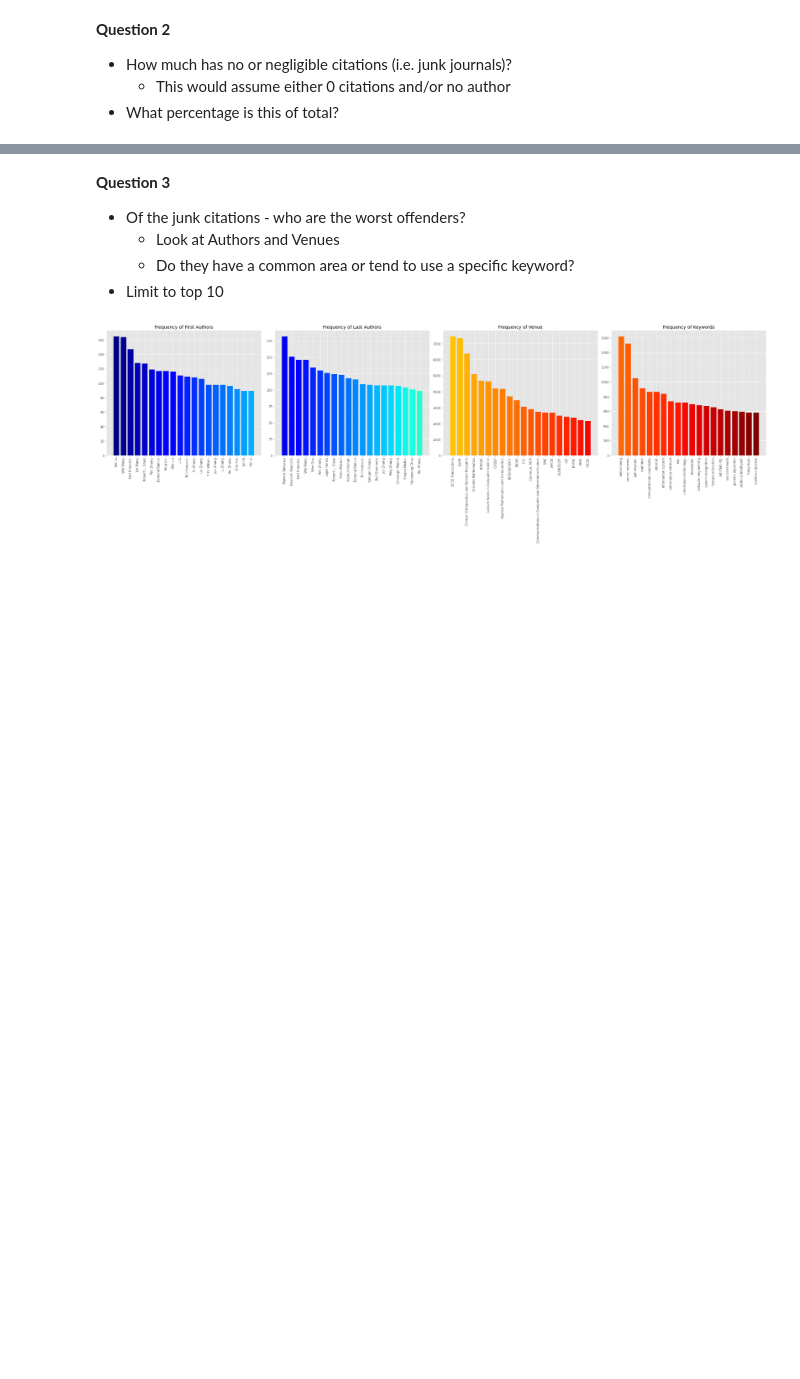
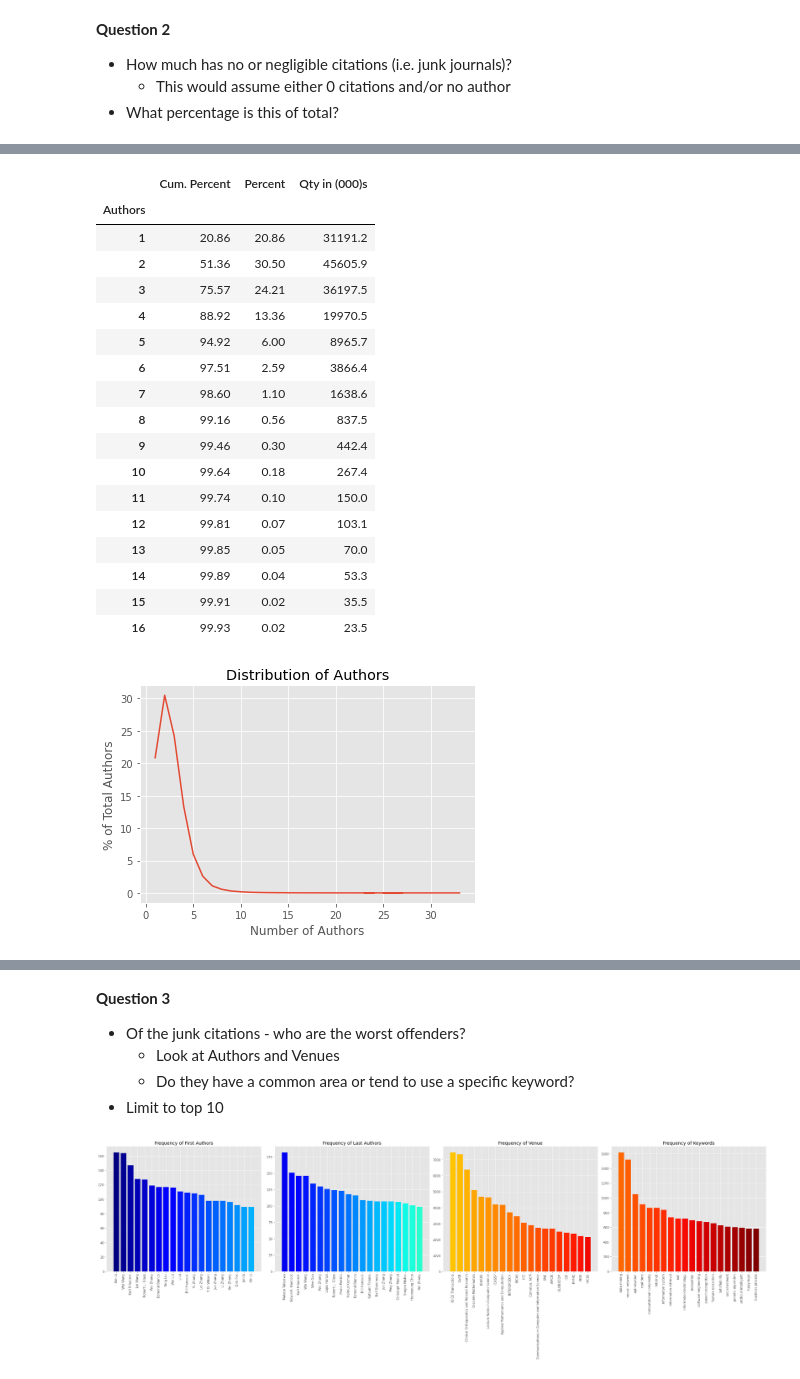
Before and after one commit to Cynz300/Scientific_Networking, a Jupyter notebook: Streamlined.ipynb, the cells around one changed output, grey strips where cells are left out. Cells and saved outputs as stored; diff of their text form; code cells hidden in the pictures; blank space fills up the shorter version.

```diff
--- a/Streamlined.ipynb
+++ b/Streamlined.ipynb
@@ -390,0 +363,13 @@ display_df.head(16)
+# %%
+def sum_total(lst):
+    p = 0
+    out_lst = []
+    for idx, item in enumerate(lst):
+        p += item
+        out_lst.append([idx, round(p,2), round(item,2), round(item*total_citations/1000,1)])
+    return out_lst
+
+
+display_df = pd.DataFrame(sum_total(new_bar), columns = ['Citation','Cum. Percent', 'Percent', 'Qty in (000)s'])
+display_df.set_index('Citation', inplace = True)
+display_df.head(16)
@@ -390,0 +395,49 @@ display_df.head(16)
+# %%
+n_author = Counter(filter_journal_citations['n_authors'])
+
+index, author_values = zip(*n_author.most_common(30))
+index = list(index)
+author_values = list(author_values)
+
+def switch_index(lst, idx1, idx2):
+    lst[idx1], lst[idx2] = lst[idx2], lst[idx1]
+
+switch_index(index, 0, 2)
+switch_index(author_values, 0, 2)
+switch_index(index, 1, 2)
+switch_index(author_values, 1, 2)
+
+
+total_authors = sum(n_author.values())
+new_author = [value/total_authors * 100 for value in author_values]
+
+plt.plot(index, new_author)
+plt.xlabel('Number of Authors')
+plt.ylabel('% of Total Authors')
+plt.title('Distribution of Authors')
+plt.savefig('img/author_distribution.png')
+
+display_df = pd.DataFrame(sum_total(new_author), columns = ['Authors','Cum. Percent', 'Percent', 'Qty in (000)s'])
+display_df['Authors'] += 1 #correcting for index deletion.
+display_df.set_index('Authors', inplace = True)
+display_df.head(16)
+# %% [output]
+|  | Cum. Percent | Percent | Qty in (000)s |
+| Authors |  |  |  |
+| 1 | 20.86 | 20.86 | 31191.2 |
+| 2 | 51.36 | 30.50 | 45605.9 |
+| 3 | 75.57 | 24.21 | 36197.5 |
+| 4 | 88.92 | 13.36 | 19970.5 |
+| 5 | 94.92 | 6.00 | 8965.7 |
+| 6 | 97.51 | 2.59 | 3866.4 |
+| 7 | 98.60 | 1.10 | 1638.6 |
+| 8 | 99.16 | 0.56 | 837.5 |
+| 9 | 99.46 | 0.30 | 442.4 |
+| 10 | 99.64 | 0.18 | 267.4 |
+| 11 | 99.74 | 0.10 | 150.0 |
+| 12 | 99.81 | 0.07 | 103.1 |
+| 13 | 99.85 | 0.05 | 70.0 |
+| 14 | 99.89 | 0.04 | 53.3 |
+| 15 | 99.91 | 0.02 | 35.5 |
+| 16 | 99.93 | 0.02 | 23.5 |
+[figure, added]
```
Also changed, not shown: parts of 41 cells of this notebook, 1 other file.
